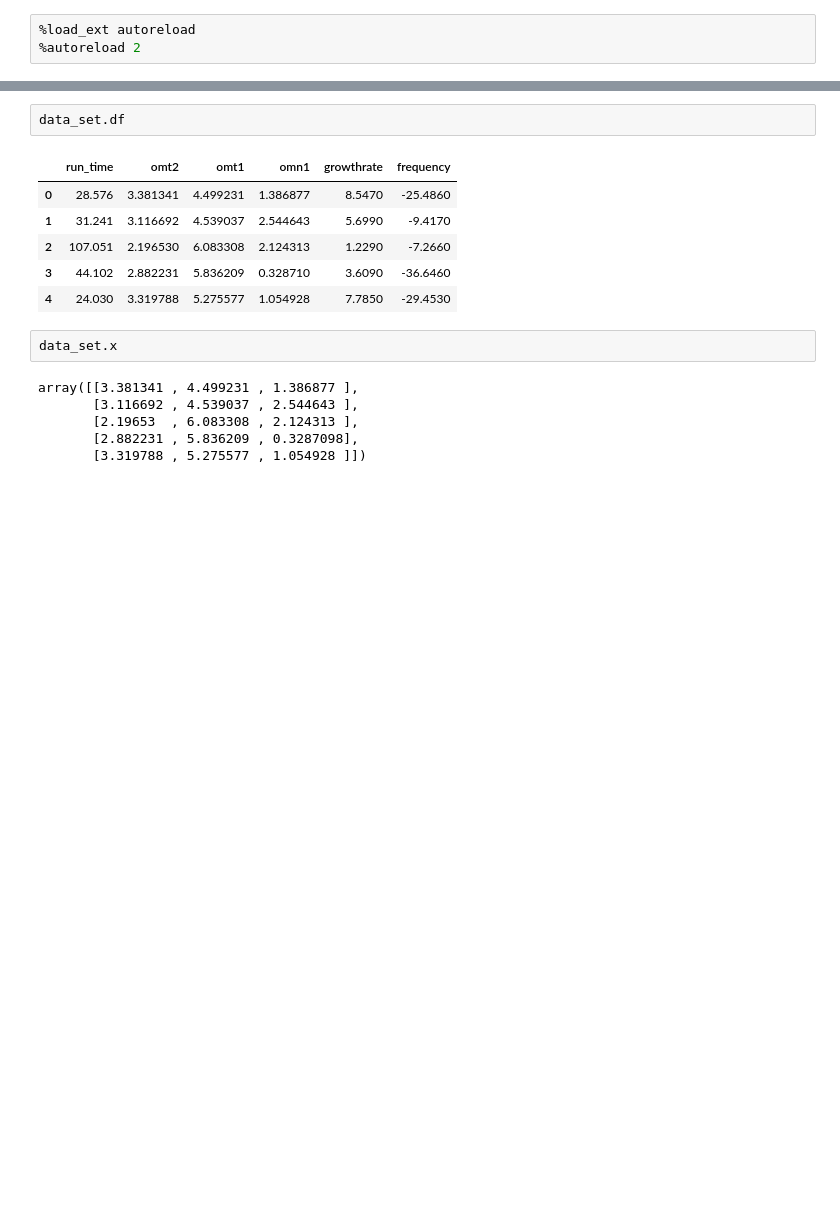
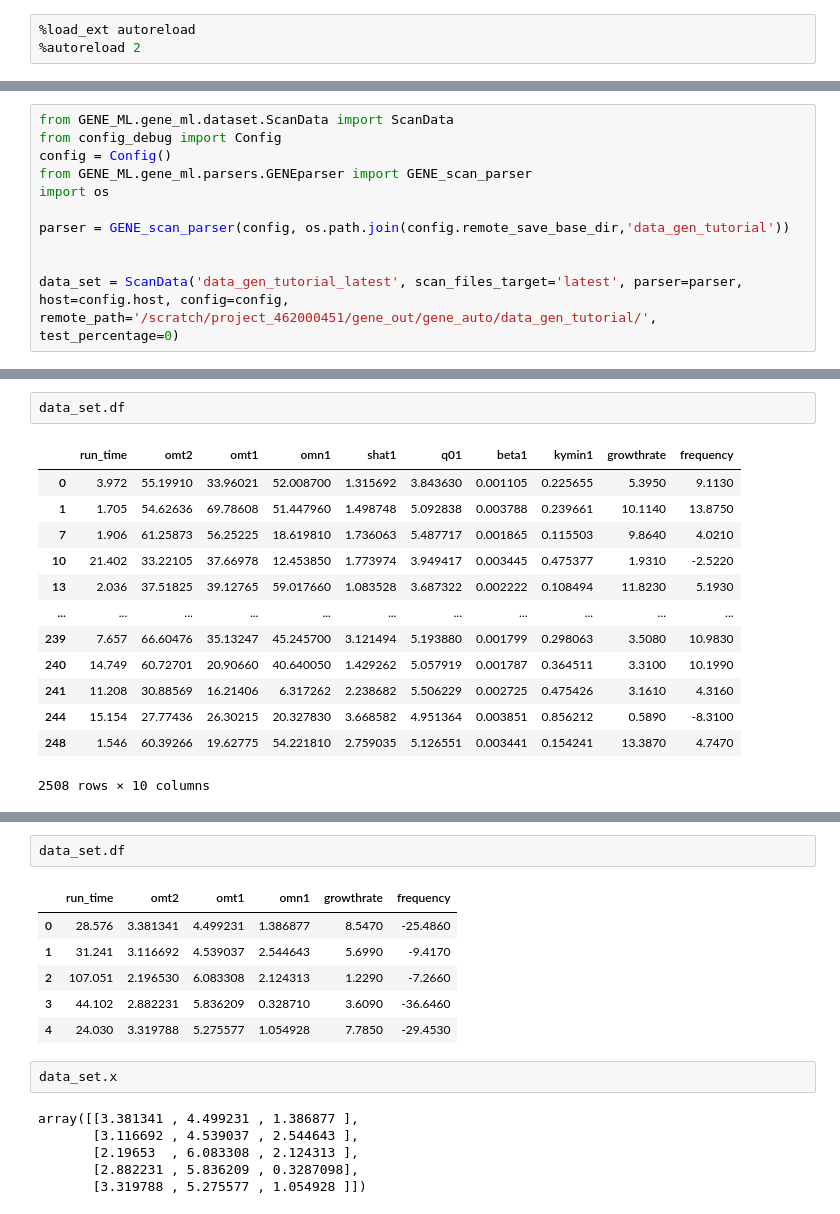
Before and after one commit to DanHarJor/DEEPlasma, a Jupyter notebook: code_bug_tester.ipynb, the cells around one changed output, grey strips where cells are left out. Drawn from its saved outputs; the diff is of its cells as text; blank space fills up the shorter version.

```diff
--- a/code_bug_tester.ipynb
+++ b/code_bug_tester.ipynb
@@ -103,0 +297,11 @@ True
+# %%
+from GENE_ML.gene_ml.dataset.ScanData import ScanData
+from config_debug import Config
+config = Config()
+from GENE_ML.gene_ml.parsers.GENEparser import GENE_scan_parser
+import os
+
+parser = GENE_scan_parser(config, os.path.join(config.remote_save_base_dir,'data_gen_tutorial'))
+
+
+data_set = ScanData('data_gen_tutorial_latest', scan_files_target='latest', parser=parser, host=config.host, config=config, remote_path='/scratch/project_462000451/gene_out/gene_auto/data_gen_tutorial/',  test_percentage=0)
@@ -104,2 +347,18 @@ True
+# %%
+data_set.df
+# %% [output]
+|  | run_time | omt2 | omt1 | omn1 | shat1 | q01 | beta1 | kymin1 | growthrate | frequency |
+| 0 | 3.972 | 55.19910 | 33.96021 | 52.008700 | 1.315692 | 3.843630 | 0.001105 | 0.225655 | 5.3950 | 9.1130 |
+| 1 | 1.705 | 54.62636 | 69.78608 | 51.447960 | 1.498748 | 5.092838 | 0.003788 | 0.239661 | 10.1140 | 13.8750 |
+| 7 | 1.906 | 61.25873 | 56.25225 | 18.619810 | 1.736063 | 5.487717 | 0.001865 | 0.115503 | 9.8640 | 4.0210 |
+| 10 | 21.402 | 33.22105 | 37.66978 | 12.453850 | 1.773974 | 3.949417 | 0.003445 | 0.475377 | 1.9310 | -2.5220 |
+| 13 | 2.036 | 37.51825 | 39.12765 | 59.017660 | 1.083528 | 3.687322 | 0.002222 | 0.108494 | 11.8230 | 5.1930 |
+| ... | ... | ... | ... | ... | ... | ... | ... | ... | ... | ... |
+| 239 | 7.657 | 66.60476 | 35.13247 | 45.245700 | 3.121494 | 5.193880 | 0.001799 | 0.298063 | 3.5080 | 10.9830 |
+| 240 | 14.749 | 60.72701 | 20.90660 | 40.640050 | 1.429262 | 5.057919 | 0.001787 | 0.364511 | 3.3100 | 10.1990 |
+| 241 | 11.208 | 30.88569 | 16.21406 | 6.317262 | 2.238682 | 5.506229 | 0.002725 | 0.475426 | 3.1610 | 4.3160 |
+| 244 | 15.154 | 27.77436 | 26.30215 | 20.327830 | 3.668582 | 4.951364 | 0.003851 | 0.856212 | 0.5890 | -8.3100 |
+| 248 | 1.546 | 60.39266 | 19.62775 | 54.221810 | 2.759035 | 5.126551 | 0.003441 | 0.154241 | 13.3870 | 4.7470 |
+2508 rows × 10 columns
 # %%
 from GENE_ML.gene_ml.dataset.ScanData import ScanData
```
Also changed, not shown: parts of 25 cells of this notebook, 7 other files.
